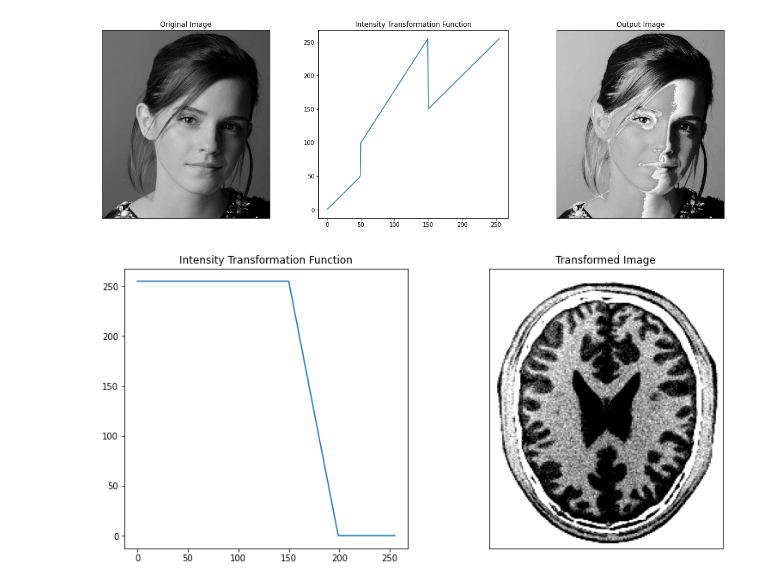
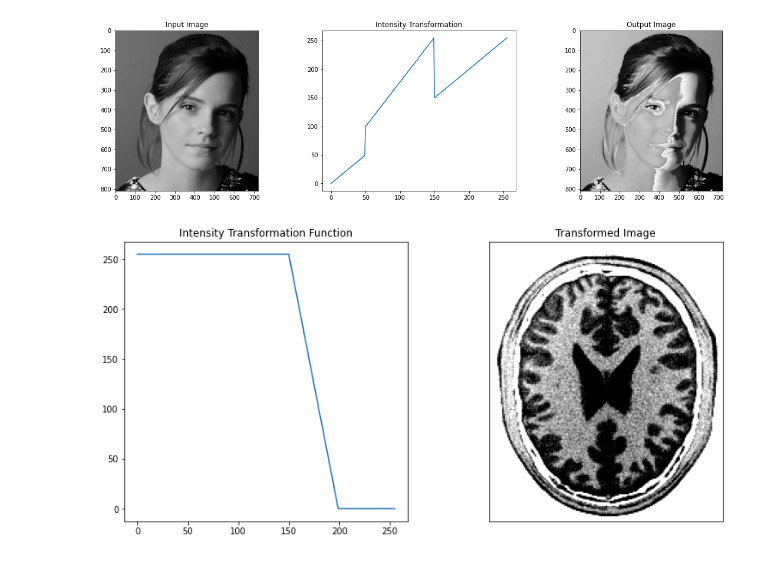
Before and after one commit to DilshiTP/Image-Processing, a Jupyter notebook: Assignments/190626H-Assignment_1.ipynb, the cells around one changed output. Drawn from its saved outputs; the diff is of its cells as text; code cells hidden in the pictures.

```diff
--- a/Assignments/190626H-Assignment_1.ipynb
+++ b/Assignments/190626H-Assignment_1.ipynb
@@ -1,29 +1,25 @@
 # %%
 import numpy as np
 import matplotlib.pyplot as plt
 import cv2 as cv
 
-transform1 = np.concatenate((np.linspace(0, 50, 50), np.linspace(100, 255, 100), np.linspace(150, 255, 106)), axis=0).astype(np.uint8)
+transform = np.concatenate((np.linspace(0, 50, 50), np.linspace(100, 255, 100), np.linspace(150, 255, 106)), axis=0).astype(np.uint8)
 
-fig1 = cv.imread(r"emma_gray.jpg", cv.IMREAD_GRAYSCALE)
-assert fig1 is not None
-fig1_transformed = cv.LUT(fig1, transform1)
+im = cv.imread(r"emma_gray.jpg", cv.IMREAD_GRAYSCALE)
+assert im is not None
+im_transformed = cv.LUT(im, transform)
 
-fig, ax = plt.subplots(1, 3, figsize=(20, 6))
-ax[0].imshow(fig1, cmap = "gray", vmin=0, vmax=255)
-ax[0].get_xaxis().set_visible(False)
-ax[0].get_yaxis().set_visible(False)
-ax[0].set_title("Original Image")
-ax[1].plot(transform1)
-ax[1].set_title("Intensity Transformation Function")
-ax[2].imshow(fig1_transformed, cmap = "gray", vmin=0, vmax=255)
-ax[2].get_xaxis().set_visible(False)
-ax[2].get_yaxis().set_visible(False)
+fig, ax = plt.subplots(1, 3, figsize=(20, 5))
+ax[0].imshow(im, cmap = "gray", vmin=0, vmax=255)
+ax[0].set_title("Input Image")
+ax[1].plot(transform)
+ax[1].set_title("Intensity Transformation")
+ax[2].imshow(im_transformed, cmap = "gray", vmin=0, vmax=255)
 ax[2].set_title("Output Image")
 
 plt.show()
 # %% [output]
-[figure, old version]
+[figure, new version]
 # %%
 transform2 = np.concatenate((np.linspace(255, 255, 150), np.linspace(255, 0, 50), np.linspace(0, 0, 56)), axis=0).astype(np.uint8)
 fig2 = cv.imread("brain_proton_density_slice.png", cv.IMREAD_GRAYSCALE)
```
